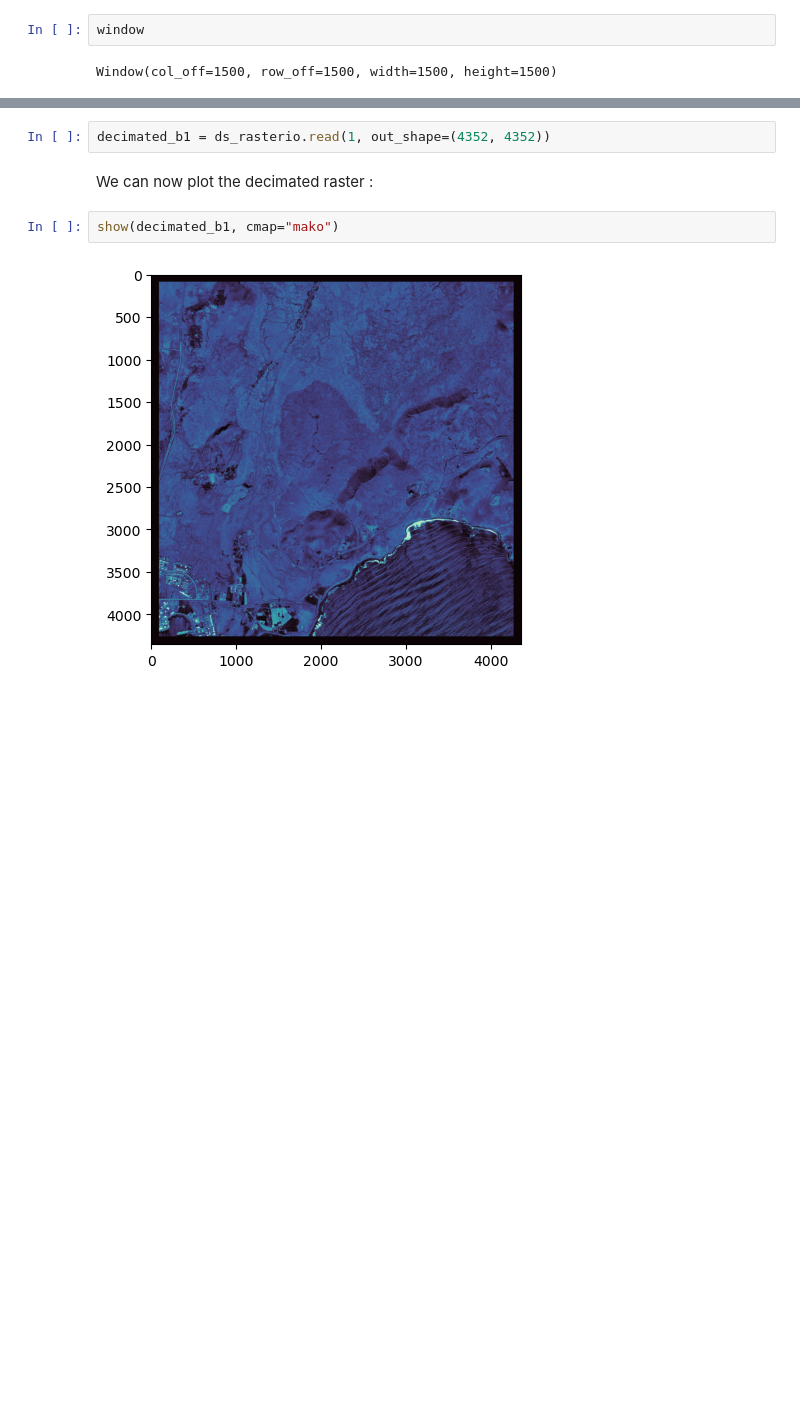
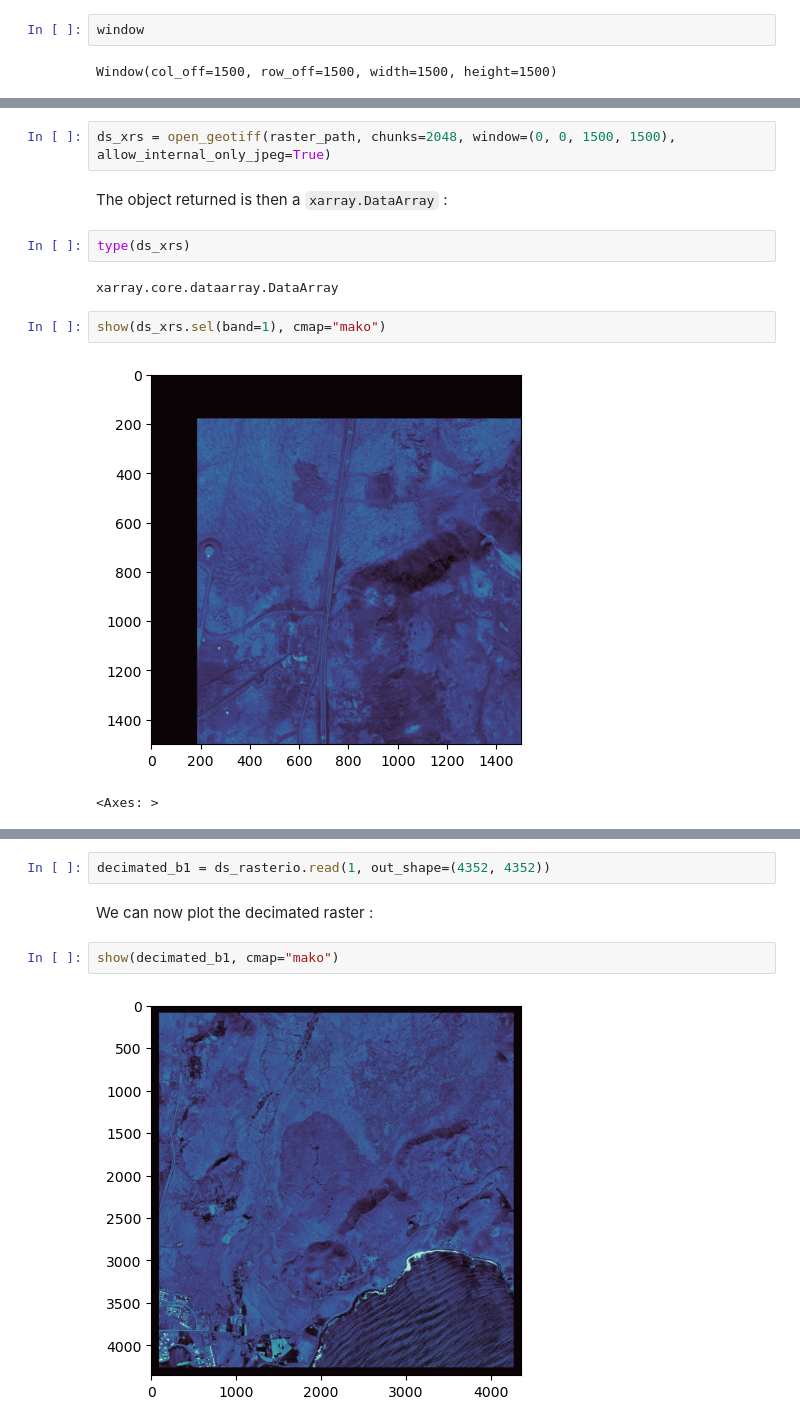
Before and after one commit to sertit/open_source_rasters_comparison, a Jupyter notebook: notebooks/02_windows_and_decimation.ipynb, the cells around one changed output, grey strips where cells are left out. Saved outputs shown, nothing was run; the diff lists cells and outputs as text; blank space fills up the shorter version.

```diff
--- a/notebooks/02_windows_and_decimation.ipynb
+++ b/notebooks/02_windows_and_decimation.ipynb
@@ -115,2 +133,15 @@ This method is more detailed in the [`mask_and_crop`](https://github.com/sertit/
+# %%
+ds_xrs = open_geotiff(raster_path, chunks=2048, window=(0, 0, 1500, 1500),  allow_internal_only_jpeg=True)
+# %% [markdown]
+The object returned is then a `xarray.DataArray` :
+# %%
+type(ds_xrs)
+# %% [output]
+xarray.core.dataarray.DataArray
+# %%
+show(ds_xrs.sel(band=1), cmap="mako")
+# %% [output]
+[figure, added]
+<Axes: >
 # %% [markdown]
 ## **Decimation**
```
Also changed, not shown: parts of 48 cells of this notebook, 4 other files.
